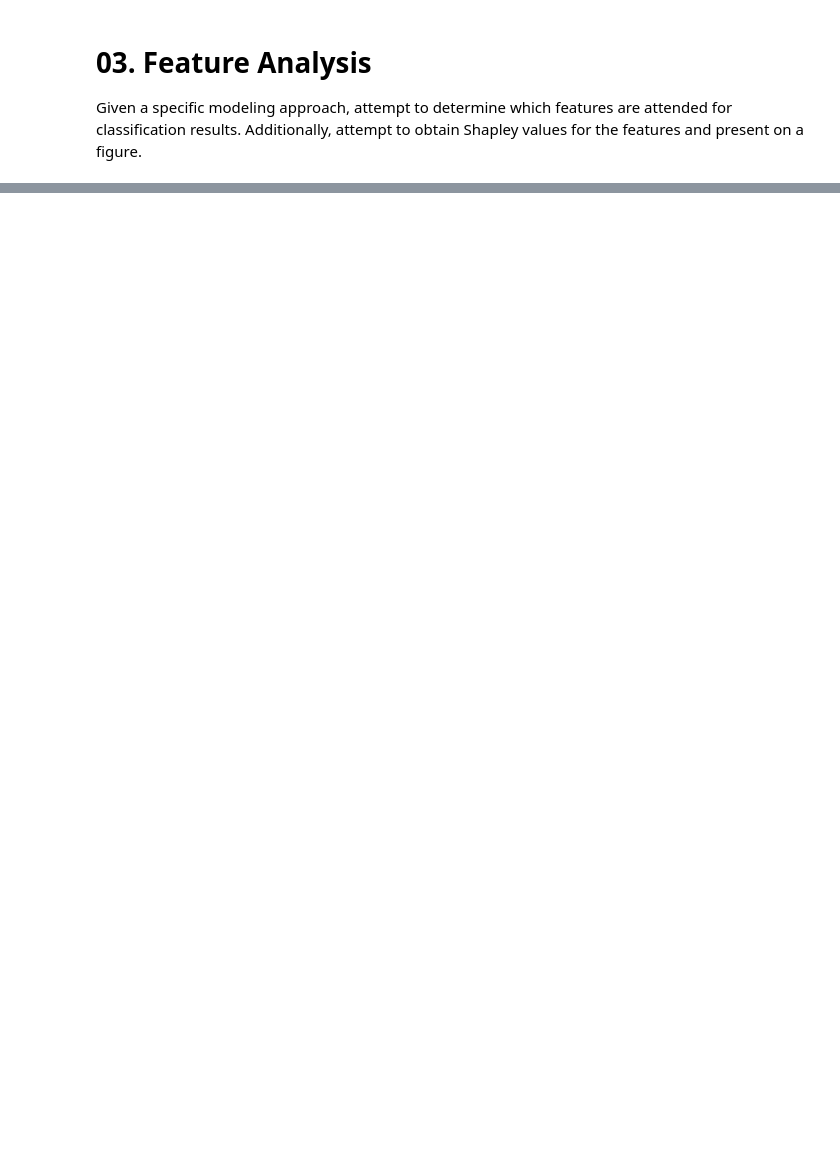
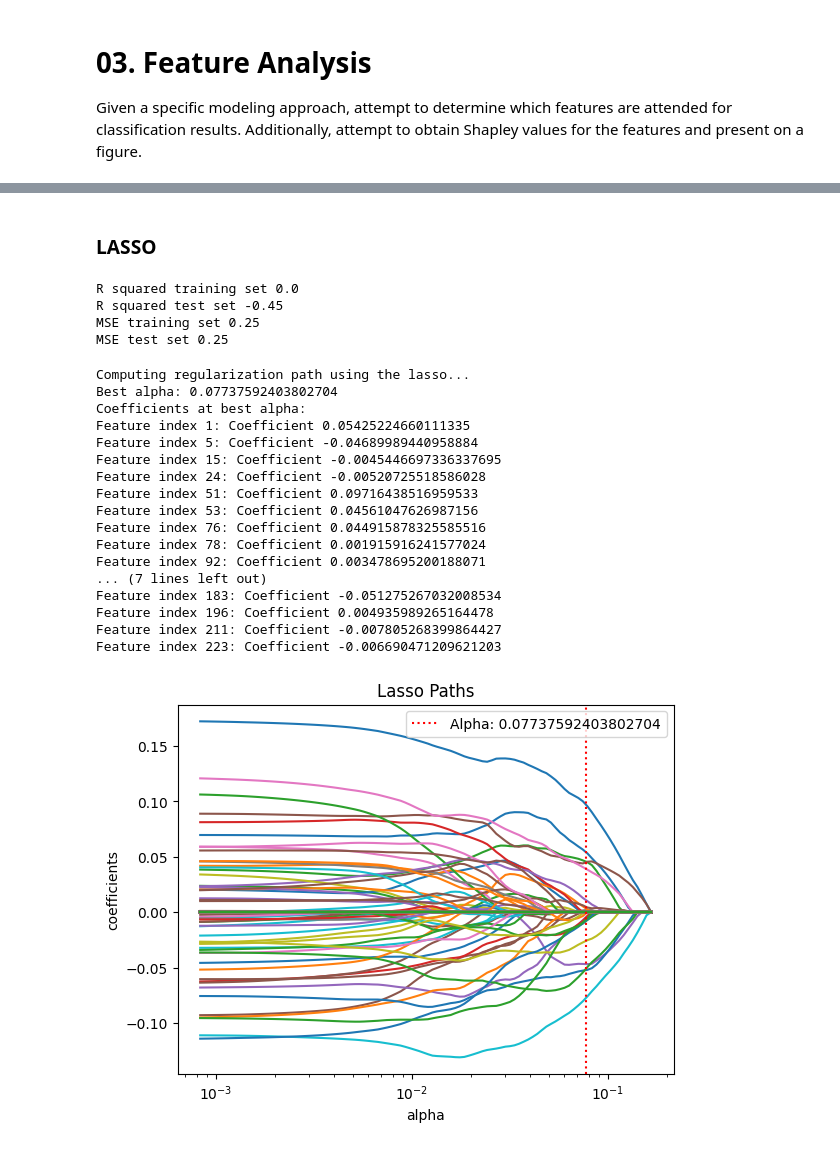
Before and after one commit to mcdowellkonnor/BrainConnectivity, a Jupyter notebook: BrainConnectivity/03_Feature_Analysis.ipynb, the cells around one changed output, grey strips where cells are left out. Cells and saved outputs as stored; diff of their text form; code cells hidden in the pictures; blank space fills up the shorter version.

Commit message:
LASSO for TBI

```diff
--- a/BrainConnectivity/03_Feature_Analysis.ipynb
+++ b/BrainConnectivity/03_Feature_Analysis.ipynb
@@ -124,0 +142,79 @@ shap.waterfall_plot(shap.Explanation(values=shap_pos_class[sample_ind],
+# %% [markdown]
+### LASSO
+# %%
+from sklearn.linear_model import Lasso
+from sklearn.metrics import mean_squared_error
+
+reg = Lasso(alpha=1)
+reg.fit(x_train, y_train)
+print('R squared training set', round(reg.score(x_train, y_train)*100, 2))
+print('R squared test set', round(reg.score(x_test, y_test)*100, 2))
+
+# Training data
+pred_train = reg.predict(x_train)
+mse_train = mean_squared_error(y_train, pred_train)
+print('MSE training set', round(mse_train, 2))
+
+# Test data
+pred = reg.predict(x_test)
+mse_test = mean_squared_error(y_test, pred)
+print('MSE test set', round(mse_test, 2))
+# %% [output]
+R squared training set 0.0
+R squared test set -0.45
+MSE training set 0.25
+MSE test set 0.25
+# %%
+from sklearn.linear_model import lasso_path, LassoCV, Lasso
+from itertools import cycle
+print("Computing regularization path using the lasso...")
+eps = 5e-3
+alphas_lasso, coefs_lasso, _ = lasso_path(tbi_evc_scaled, tbi_class, eps=eps)
+
+plt.figure(1)
+for coef_lasso in coefs_lasso:
+    l1 = plt.semilogx(alphas_lasso, coef_lasso)
+
+plt.xlabel("alpha")
+plt.ylabel("coefficients")
+plt.title("Lasso Paths")
+plt.axis("tight")
+
+lasso_cv = LassoCV(cv=5, random_state=state, max_iter=10000)
+lasso_cv.fit(tbi_evc_scaled, tbi_class)
+best_alpha = lasso_cv.alpha_
+print(f"Best alpha: {best_alpha}")
+
+plt.axvline(x=best_alpha, color='red', linestyle='dotted', label=f"Alpha: {best_alpha}")
+
+lasso_best = Lasso(alpha=best_alpha)
+lasso_best.fit(tbi_evc_scaled, tbi_class)
+coefficients = lasso_best.coef_
+nonzero_indices = np.where(coefficients != 0)[0]
+
+print("Coefficients at best alpha:")
+for idx, coef in zip(nonzero_indices, coefficients[nonzero_indices]):
+        print(f"Feature index {idx+1}: Coefficient {coef}")
+# print(list(lasso_best.coef_,))
+
+plt.legend()
+plt.show()
+# %% [output]
+Computing regularization path using the lasso...
+Best alpha: 0.07737592403802704
+Coefficients at best alpha:
+Feature index 1: Coefficient 0.05425224660111335
+Feature index 5: Coefficient -0.04689989440958884
+Feature index 15: Coefficient -0.0045446697336337695
+Feature index 24: Coefficient -0.00520725518586028
+Feature index 51: Coefficient 0.09716438516959533
+Feature index 53: Coefficient 0.04561047626987156
+Feature index 76: Coefficient 0.044915878325585516
+Feature index 78: Coefficient 0.001915916241577024
+Feature index 92: Coefficient 0.003478695200188071
+... (7 lines left out)
+Feature index 183: Coefficient -0.051275267032008534
+Feature index 196: Coefficient 0.004935989265164478
+Feature index 211: Coefficient -0.007805268399864427
+Feature index 223: Coefficient -0.006690471209621203
+[figure, added]
```
Also changed, not shown: parts of 6 cells of this notebook.
